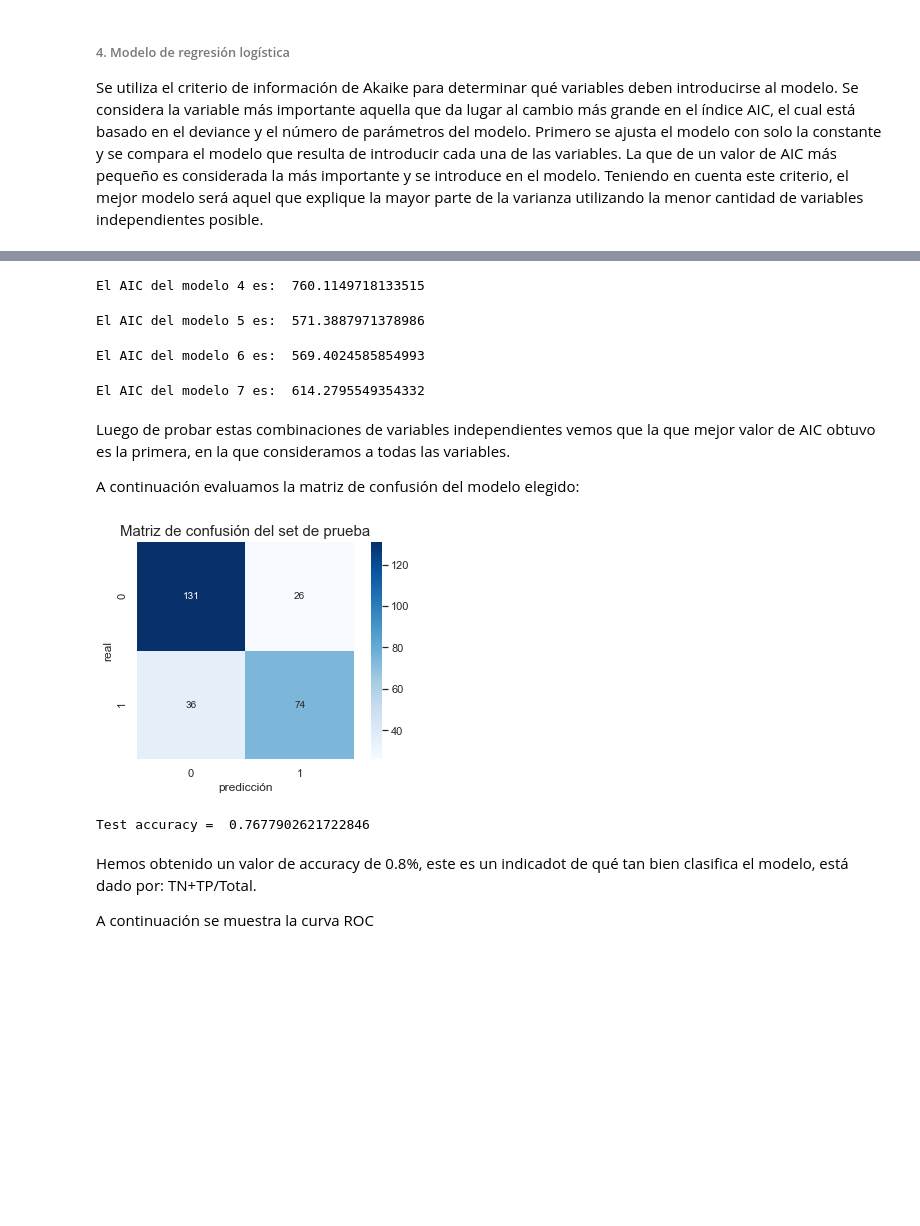
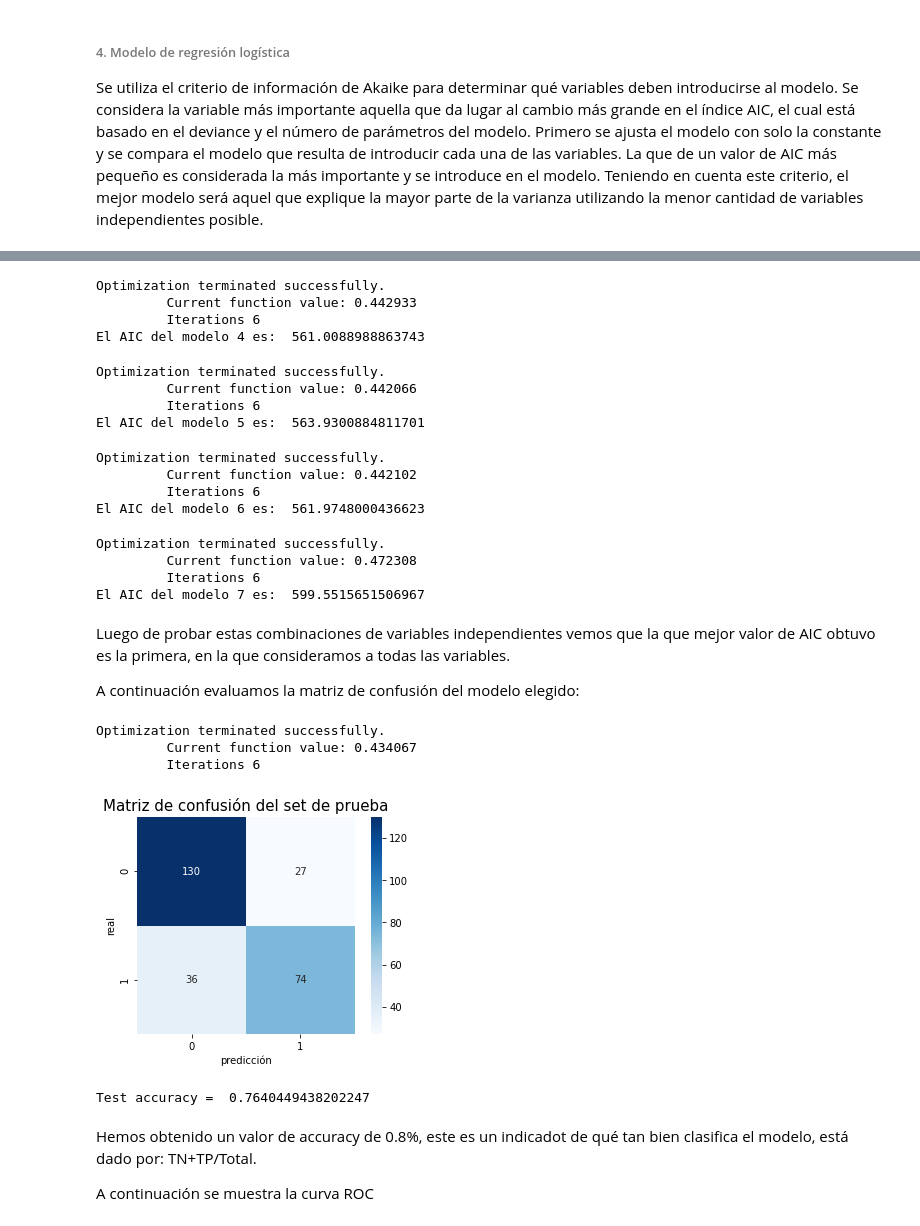
Before and after one commit to eugeniabezek/Titanic_Data_Analysis, a Jupyter notebook: Titanic_analysis.ipynb, the cells around one changed output, grey strips where cells are left out. Saved outputs shown, nothing was run; the diff lists cells and outputs as text; code cells hidden in the pictures; blank space fills up the shorter version.

```diff
--- a/Titanic_analysis.ipynb
+++ b/Titanic_analysis.ipynb
@@ -714,54 +714,72 @@ El AIC del modelo 3 es:  759.263332680191
 # %%
 x = df[['Sex', 'Pclass', 'Fare','Age','FamilySize']]
 X_train,X_test,y_train,y_test = train_test_split(x,y,test_size=0.3,random_state=0)
-model4 = sm.OLS(y_train, X_train).fit()
+model4 = sm.Logit(y_train, X_train).fit()
 print("El AIC del modelo 4 es: ",model4.aic)
 # %% [output]
-El AIC del modelo 4 es:  760.1149718133515
+Optimization terminated successfully.
+         Current function value: 0.442933
+         Iterations 6
+El AIC del modelo 4 es:  561.0088988863743
 # %%
 x = df[['Sex', 'Pclass', 'Fare','Age','C','Q','S']]
 X_train,X_test,y_train,y_test = train_test_split(x,y,test_size=0.3,random_state=0)
-model5 = sm.OLS(y_train, X_train).fit()
+model5 = sm.Logit(y_train, X_train).fit()
 print("El AIC del modelo 5 es: ",model5.aic)
 # %% [output]
-El AIC del modelo 5 es:  571.3887971378986
+Optimization terminated successfully.
+         Current function value: 0.442066
+         Iterations 6
+El AIC del modelo 5 es:  563.9300884811701
 # %%
 x = df[['Sex', 'Pclass','Age','C','Q','S']]
 X_train,X_test,y_train,y_test = train_test_split(x,y,test_size=0.3,random_state=0)
-model6 = sm.OLS(y_train, X_train).fit()
+model6 = sm.Logit(y_train, X_train).fit()
 print("El AIC del modelo 6 es: ",model6.aic)
 # %% [output]
-El AIC del modelo 6 es:  569.4024585854993
+Optimization terminated successfully.
+         Current function value: 0.442102
+         Iterations 6
+El AIC del modelo 6 es:  561.9748000436623
 # %%
 x = df[['Sex', 'Fare','Age','C','Q','S']]
 X_train,X_test,y_train,y_test = train_test_split(x,y,test_size=0.3,random_state=0)
-model7 = sm.OLS(y_train, X_train).fit()
+model7 = sm.Logit(y_train, X_train).fit()
 print("El AIC del modelo 7 es: ",model7.aic)
 # %% [output]
-El AIC del modelo 7 es:  614.2795549354332
+Optimization terminated successfully.
+         Current function value: 0.472308
+         Iterations 6
+El AIC del modelo 7 es:  599.5515651506967
 # %% [markdown]
 Luego de probar estas combinaciones de variables independientes vemos que la que mejor valor de AIC obtuvo es la primera, en la que consideramos a todas las variables.
 
 A continuación evaluamos la matriz de confusión del modelo elegido:
 # %%
-from sklearn.metrics import confusion_matrix
+from sklearn.metrics import confusion_matrix, accuracy_score
 
+x = df[['Pclass', 'Sex', 'Age','Fare', 'C','Q','S','FamilySize']]
+X_train,X_test,y_train,y_test = train_test_split(x,y,test_size=0.3,random_state=0)
+model = sm.Logit(y_train, X_train).fit()
 y_pred_proba = model.predict(X_test)
 y_pred = list(map(round, y_pred_proba))
 
 matrix = confusion_matrix(y_test, y_pred)
 sns.heatmap(matrix, annot=True, fmt="d", cmap='Blues', square=True)
 plt.title('Matriz de confusión del set de prueba', fontsize = 15)
 plt.xlabel("predicción")
 plt.ylabel("real")
 plt.show()
 
 
 # accuracy score of the model
 print('Test accuracy = ', accuracy_score(y_test, y_pred))
 # %% [output]
+Optimization terminated successfully.
+         Current function value: 0.434067
+         Iterations 6
-[figure, old version]
+[figure, new version]
-Test accuracy =  0.7677902621722846
+Test accuracy =  0.7640449438202247
 # %% [markdown]
 Hemos obtenido un valor de accuracy de 0.8%, este es un indicadot de qué tan bien clasifica el modelo, está dado por: TN+TP/Total.
 
```
Also changed, not shown: parts of 20 cells of this notebook.
